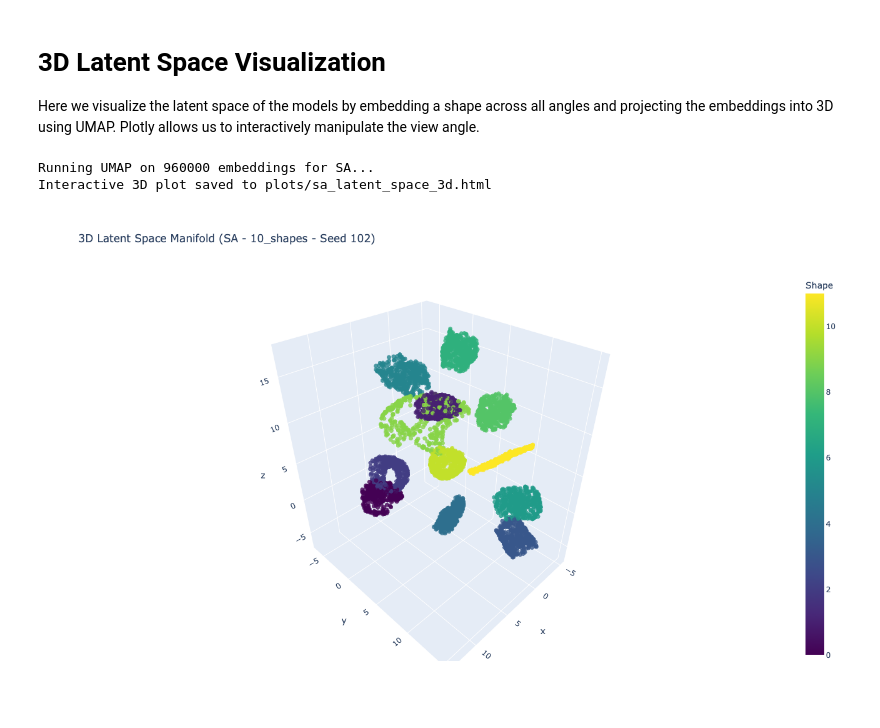
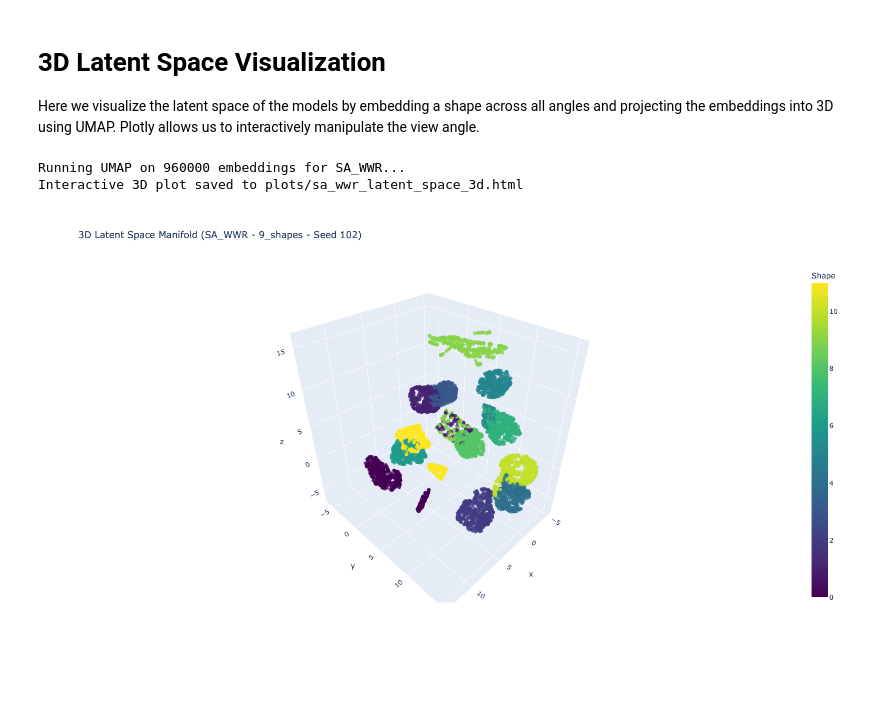
Before and after one commit to miltonllera/ocdm, a Jupyter notebook: notebooks/explore_generalization.ipynb, the cells around one changed output. Drawn from its saved outputs; the diff is of its cells as text; code cells hidden in the pictures; blank space fills up the shorter version.

```diff
--- a/notebooks/explore_generalization.ipynb
+++ b/notebooks/explore_generalization.ipynb
@@ -72,14 +72,14 @@ shape_filters = {
     "2_shapes": "np.isin(shape, [6, 8]) & (angle >= 180)",
     "4_shapes": "np.isin(shape, [4, 5, 6, 8]) & (angle >= 180)",
     "6_shapes": "np.isin(shape, [2, 3, 4, 5, 6, 8]) & (angle >= 180)",
-    "8_shapes": "np.isin(shape, [2,3,4,5,6,8,10,12]) & (angle >= 180)",
-    "10_shapes": "np.isin(shape, [1,2,3,4,5,6,7,8,10,12]) & (angle >= 180)"
+    # "7_shapes": "np.isin(shape, [2,3,4,5,6,8,10]) & (angle >= 180)",
+    "9_shapes": "np.isin(shape, [1,2,3,4,5,6,7,8,10]) & (angle >= 180)"
 }
 
-shape_names = ["1_shape", "2_shapes", "4_shapes", "6_shapes", "8_shapes", "10_shapes"]
+shape_names = ["1_shape", "2_shapes", "4_shapes", "6_shapes", "9_shapes"]
 # seeds = [101, 102, 103, 104, 105]
 seeds = [101, 102]
-models = ["wae", "sa"]
+models = ["wae", "sa", "sa_wwr"]
 
 results = {m: {s: [] for s in shape_names} for m in models}
 
@@ -162,18 +165,21 @@ plt.show()
 # %%
 # Visual comparison of reconstructions on a held-out shape (W)
-w_filter = build_filter(Pentominos, "(shape == 6) & (angle >= 180) & ( pos_y > 0.52 ) & ( pos_y < 0.53 ) & ( pos_x > 0.52 ) & ( pos_x < 0.53 ) & ( scale == 3.0 )")
+w_filter = build_filter(Pentominos, "(shape == 8) & (angle >= 180) & ( pos_y > 0.52 ) & ( pos_y < 0.53 ) & ( pos_x > 0.52 ) & ( pos_x < 0.53 ) & ( scale == 1.5 )")
 try:
     w_dataset = Pentominos("data/datasets/pentominos", data_filter=w_filter)
     indices = [0, 3, 6, 9, 12]
     examples = torch.stack([w_dataset[i][0] for i in indices])
 
     # Load models
-    wae_model = load_model_checkpoint('wae', '10_shapes', 101)
-    sa_model = load_model_checkpoint('sa', '10_shapes', 101)
+    wae_model = load_model_checkpoint('wae', '9_shapes', 101)
+    sa_model = load_model_checkpoint('sa', '9_shapes', 101)
+    sa_wwr_model = load_model_checkpoint('sa_wwr', '9_shapes', 101)
 
     if wae_model is not None and sa_model is not None:
         wae_model.eval()
         sa_model.eval()
+        sa_wwr_model.eval()
+
         with torch.no_grad():
             wae_recons = wae_model(examples)[0]
             if isinstance(wae_recons, tuple):
@@ -185,8 +191,13 @@ try:
                 sa_recons = sa_recons[0]
             sa_recons = sa_recons.clip(0, 1)
 
+            sa_wwr_recons = sa_wwr_model(examples)[0]
+            if isinstance(sa_wwr_recons, tuple):
+                sa_wwr_recons = sa_wwr_recons[0]
+            sa_wwr_recons = sa_wwr_recons.clip(0, 1)
+
         n_examples = len(examples)
-        fig, axes = plt.subplots(3, n_examples, figsize=(n_examples * 2.2, 7))
+        fig, axes = plt.subplots(4, n_examples, figsize=(n_examples * 2.2, 7))
 
         for i in range(n_examples):
             # Original
@@ -207,6 +218,12 @@ try:
             if i == 0:
                 axes[2, i].set_title("Slot AE Reconstruction", loc='left', fontweight='bold')
 
+            # SA
+            axes[3, i].imshow(sa_wwr_recons[i].permute(1, 2, 0).numpy(), cmap='gray')
+            axes[3, i].axis('off')
+            if i == 0:
+                axes[3, i].set_title("SA+Wass Reconstruction", loc='left', fontweight='bold')
+
         plt.suptitle("Reconstruction Quality on Held-out Shape (W)", fontsize=14, fontweight='bold', y=0.98)
         plt.tight_layout()
         plt.savefig("plots/pentominos_reconstruction_comparison.png", dpi=300)
@@ -293,19 +310,19 @@ def plot_umap(proj, gt_vars, gt_name):
 
     return fig
 # %%
-# held_out_filter = build_filter(Pentominos, shape_filters['10_shapes'])
-# data_filter = lambda *args: ~held_out_filter(*args)
+held_out_filter = build_filter(Pentominos, shape_filters['9_shapes'])
+data_filter = lambda *args: ~held_out_filter(*args)
 
-# dataset = Pentominos("data/datasets/pentominos", data_filter=None)
+dataset = Pentominos("data/datasets/pentominos", data_filter=None)
 
-latents = compute_latents('sa', '10_shapes', dataset)
-proj = fit_umap(latents, 'sa')
+latents = compute_latents('sa_wwr', '9_shapes', dataset)
+proj = fit_umap(latents, 'sa_wwr')
 
 gt_vars = dataset.factor_values[:, 0]
 fig = plot_umap(proj, gt_vars, 'Shape')
 fig.show()
-fig.write_html("plots/sa1_latent_space_3d-shapes.html")
+fig.write_html("plots/sa1_wwr_latent_space_3d-shapes.html")
 # %% [output]
-Running UMAP on 960000 embeddings for SA...
-Interactive 3D plot saved to plots/sa_latent_space_3d.html
+Running UMAP on 960000 embeddings for SA_WWR...
+Interactive 3D plot saved to plots/sa_wwr_latent_space_3d.html
-[figure, old version]
+[figure, new version]
```
Also changed, not shown: parts of 8 cells of this notebook.
